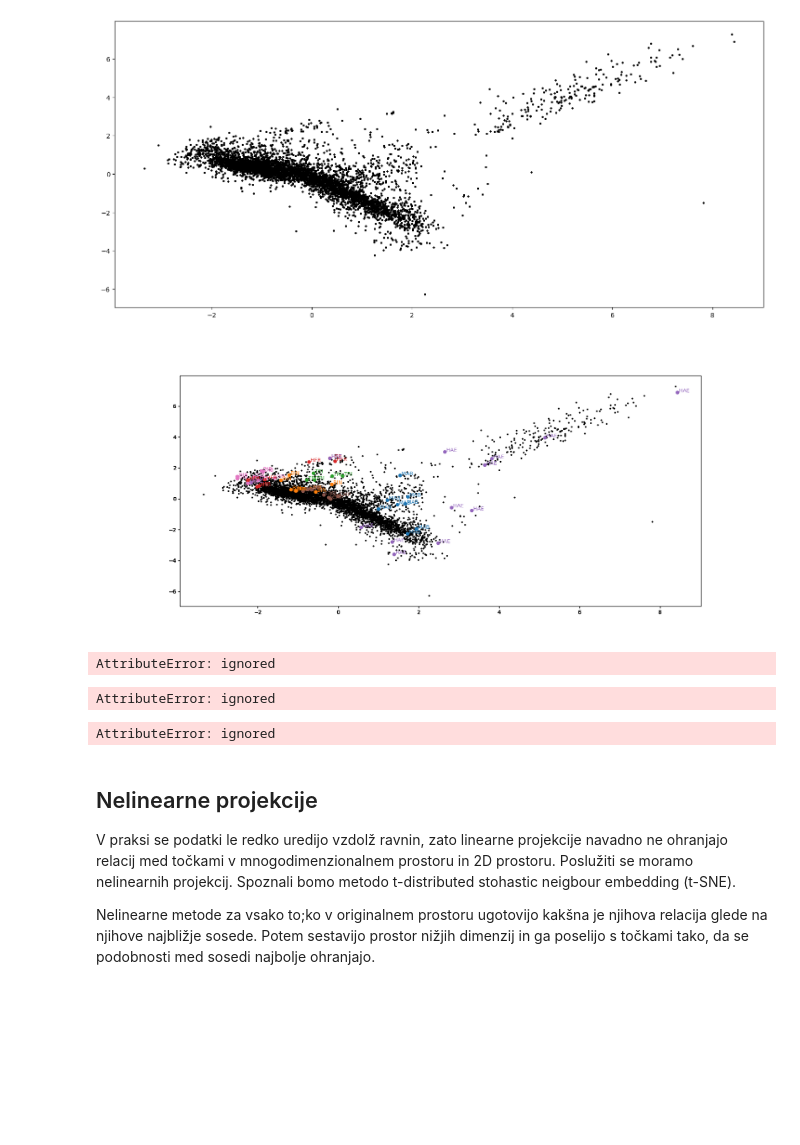
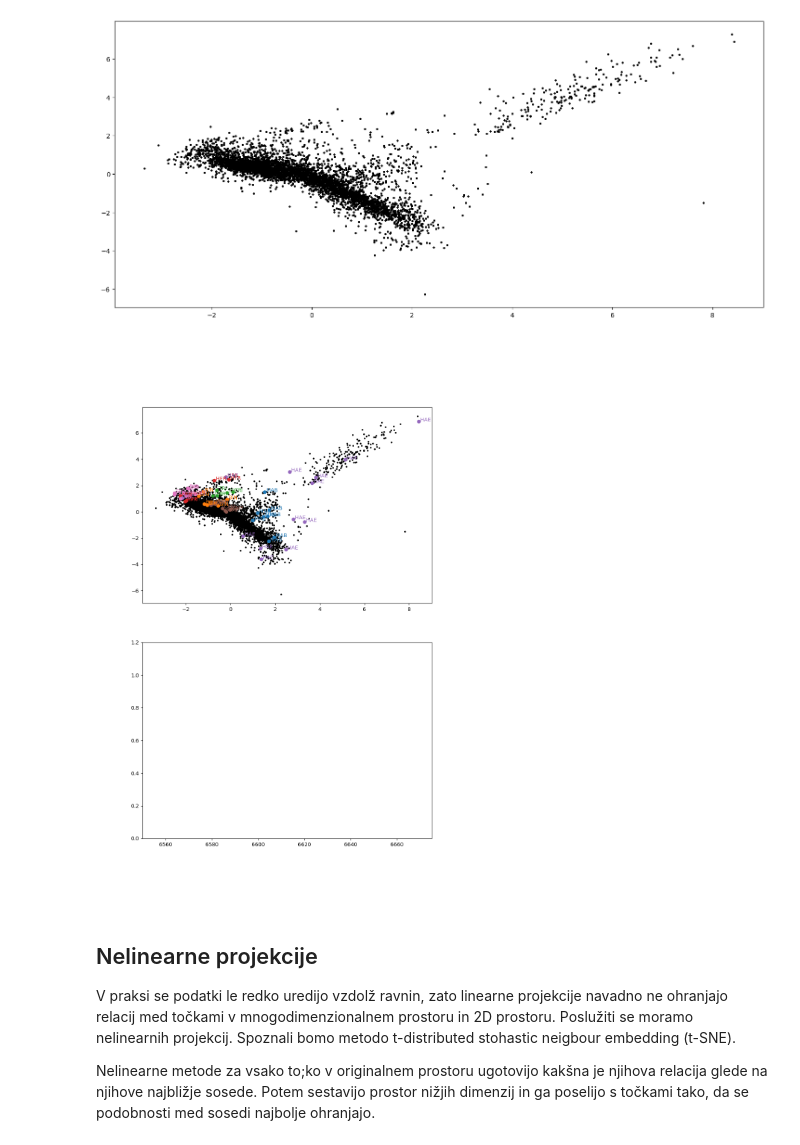
Before and after one commit to sheliak/klasifikacija_spektrov, a Jupyter notebook: klasifikacija.ipynb, the cells around one changed output. Drawn from its saved outputs; the diff is of its cells as text; code cells hidden in the pictures; blank space fills up the shorter version.

```diff
--- a/klasifikacija.ipynb
+++ b/klasifikacija.ipynb
@@ -300,36 +299,42 @@ output.enable_custom_widget_manager()
 %matplotlib ipympl
 # %%
 def onpick(event):
-    ind = event.ind
-    fig_s=plt.figure(11)
-    ax_s=fig.add_subplot(111)
-    ax_s.plot(l, spektri[ind], 'k-')
-    plt.show()
+    ind = event.ind[0]
+    line.set_ydata(spektri[ind])
+    fig.canvas.draw()
+    fig.canvas.flush_events()
 
 #Naredimo projekcijo
 pca = PCA(n_components=2)
 pca.fit(spektri)
 projekcija=pca.transform(spektri)
 
 #Narisemo 2D ravnino
-fig=plt.figure(1)
-ax=fig.add_subplot(111)
-ax.scatter(projekcija[:,0], projekcija[:,1], s=5, c='k', picker=10)
+fig=plt.figure(1, figsize=(12,13))
+ax=fig.add_subplot(211)
+ax_s=fig.add_subplot(212)
+
+line,=ax_s.plot(l, [-1]*len(l), 'k-')
+ax_s.set_xlim(l[0],l[-1])
+ax_s.set_ylim(0,1.2)
+ax.set_xlabel('Valovna dolžina / $\\mathrm{\\AA}$')
+ax.set_ylabel('Normaliziran fluks')
+
+ax.scatter(projekcija[:,0], projekcija[:,1], s=5, c='k', picker=3)
+ax.set_xlabel('PC0')
+ax.set_ylabel('PC1')
 
 #fig.canvas.callbacks.connect('pick_event', on_click)
 fig.canvas.mpl_connect('pick_event', onpick)
 
 #Dodamo oznake za zvezde iz ucnega seta ('MAB', 'BIN', 'TRI', 'HFR', 'HAE', 'CMP', 'DIB')
 
 for n,tip in enumerate(['MAB', 'BIN', 'TRI', 'HFR', 'HAE', 'CMP', 'DIB']):
     indexes=tipi[tip]
     for i in indexes:
         ax.plot(projekcija[:,0][int(i)-1], projekcija[:,1][int(i)-1], marker='o', c='C%s' % n)
         ax.text(projekcija[:,0][int(i)-1], projekcija[:,1][int(i)-1], ' '+tip, c='C%s' % n)
 
 plt.show()
 # %% [output]
-[figure, old version]
+[figure, new version]
-AttributeError: ignored
-AttributeError: ignored
-AttributeError: ignored
```
Also changed, not shown: parts of 4 cells of this notebook.
